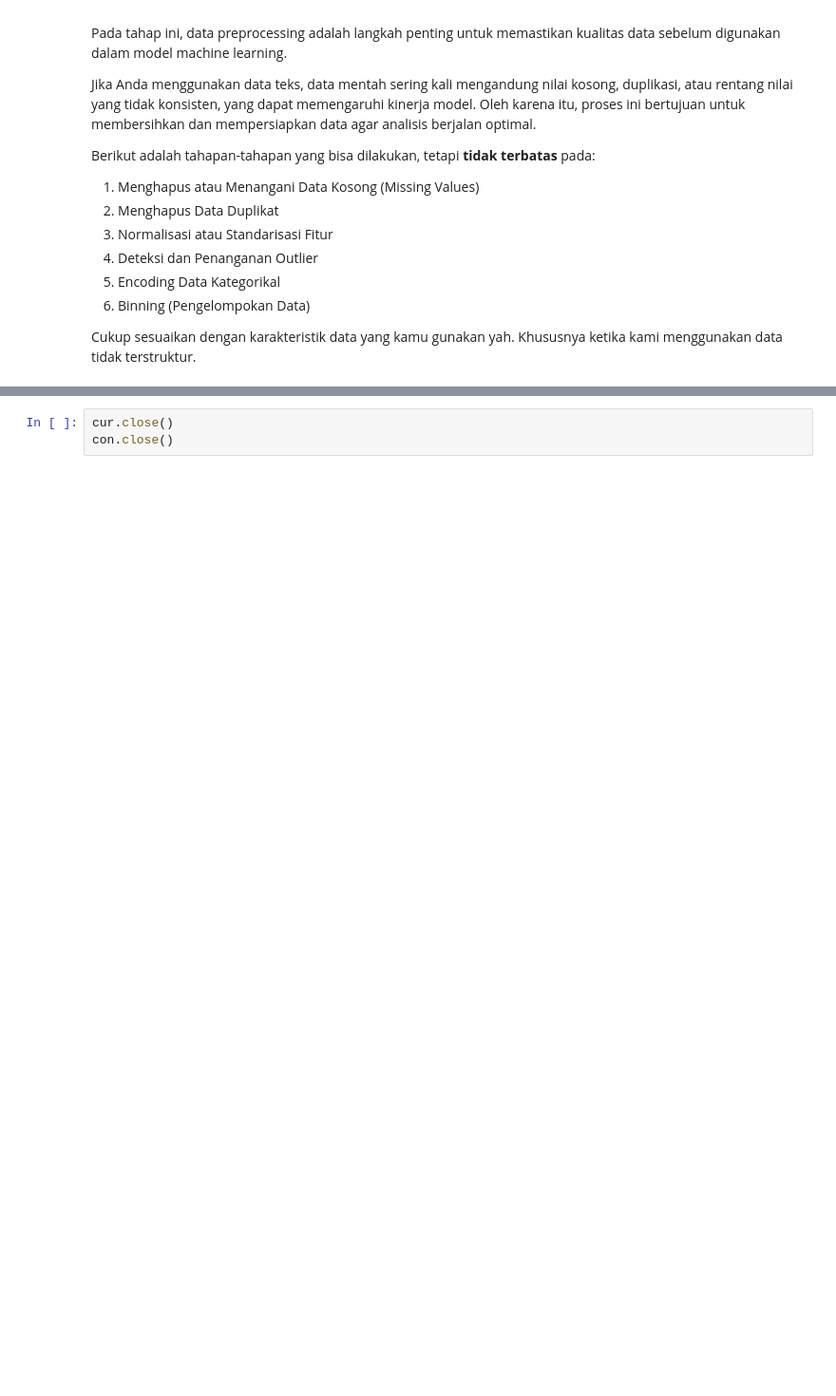
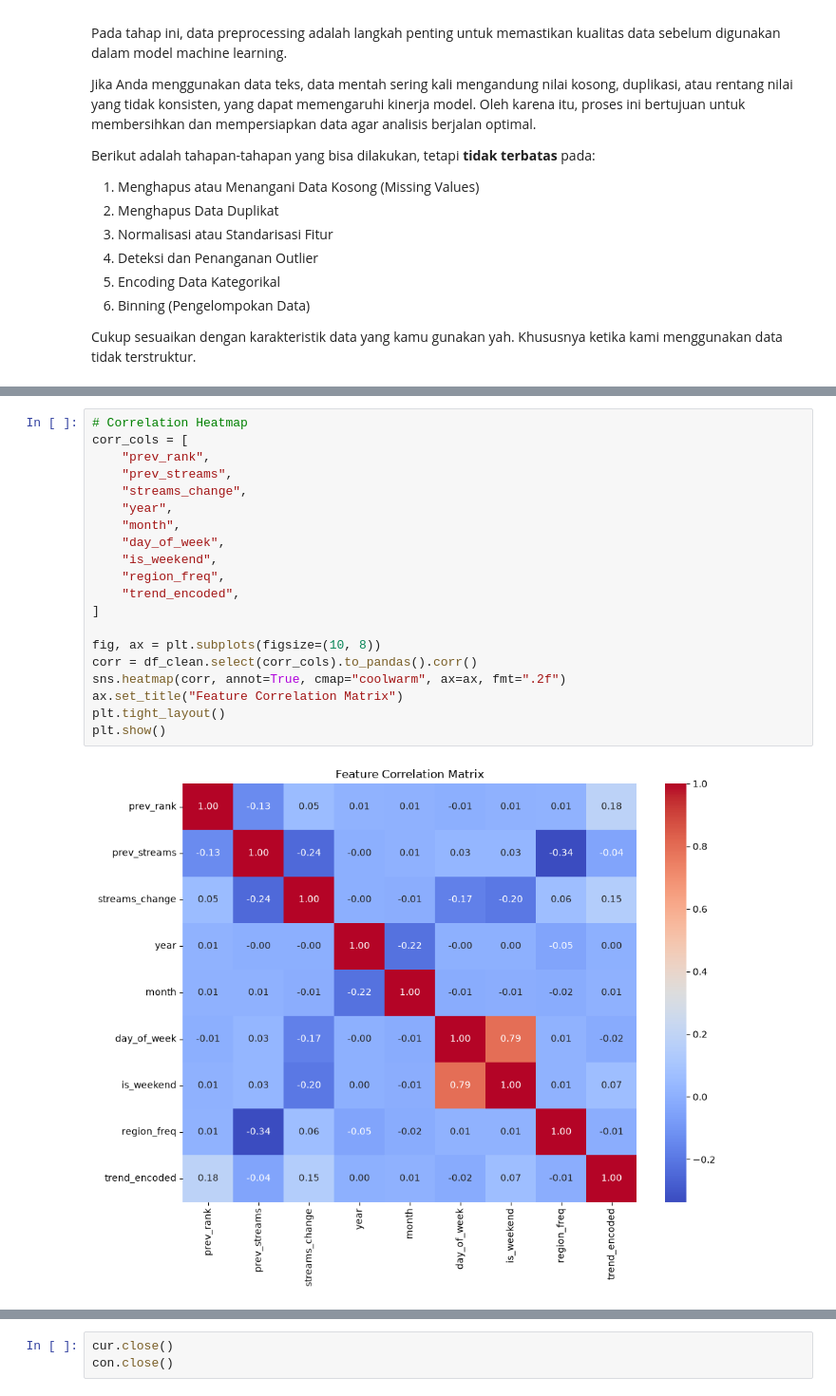
Before and after one commit to Aldi-H/spotify-chart-mlops, a Jupyter notebook: notebooks/spotify_chart_mlops.ipynb, the cells around one changed output, grey strips where cells are left out. Shown at 95% size. Cells and saved outputs as stored; diff of their text form; blank space fills up the shorter version.

```diff
--- a/notebooks/spotify_chart_mlops.ipynb
+++ b/notebooks/spotify_chart_mlops.ipynb
@@ -370,5 +337,27 @@ shape: (4, 2)
 └───────────────┴─────────┘
 
 Region: 67 unique (frequency encoded)
+# %%
+# Correlation Heatmap
+corr_cols = [
+    "prev_rank",
+    "prev_streams",
+    "streams_change",
+    "year",
+    "month",
+    "day_of_week",
+    "is_weekend",
+    "region_freq",
+    "trend_encoded",
+]
+
+fig, ax = plt.subplots(figsize=(10, 8))
+corr = df_clean.select(corr_cols).to_pandas().corr()
+sns.heatmap(corr, annot=True, cmap="coolwarm", ax=ax, fmt=".2f")
+ax.set_title("Feature Correlation Matrix")
+plt.tight_layout()
+plt.show()
+# %% [output]
+[figure, added]
 # %%
 feature_cols = [
```
Also changed, not shown: parts of 13 cells of this notebook.
